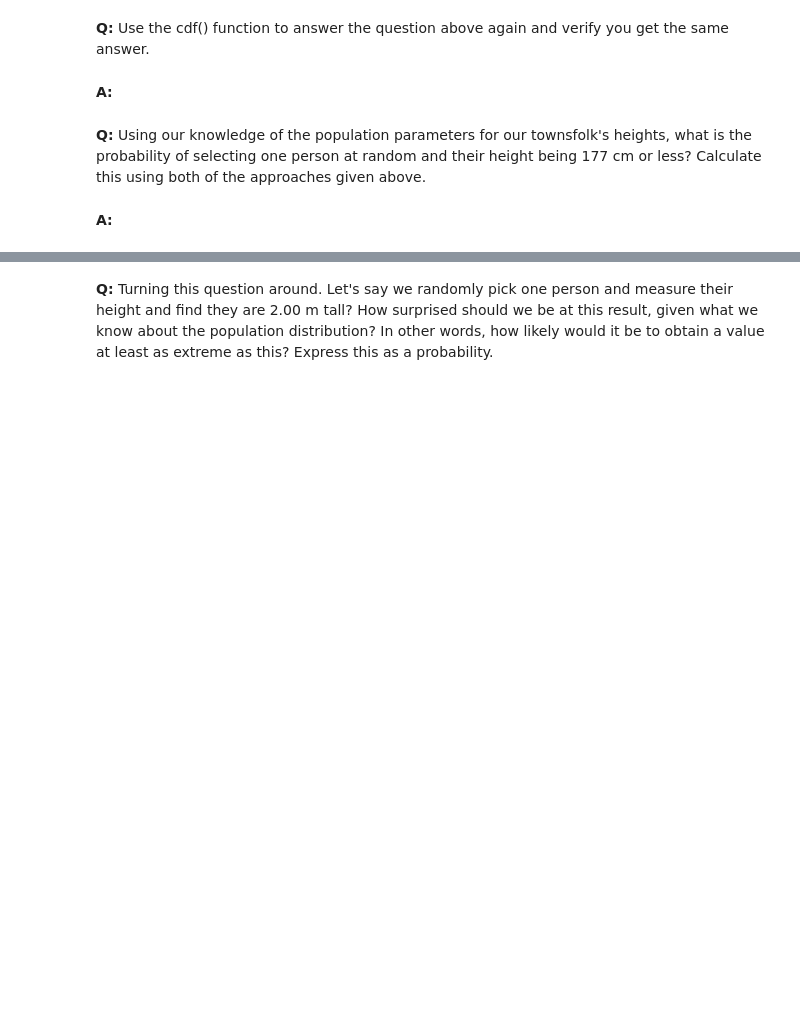
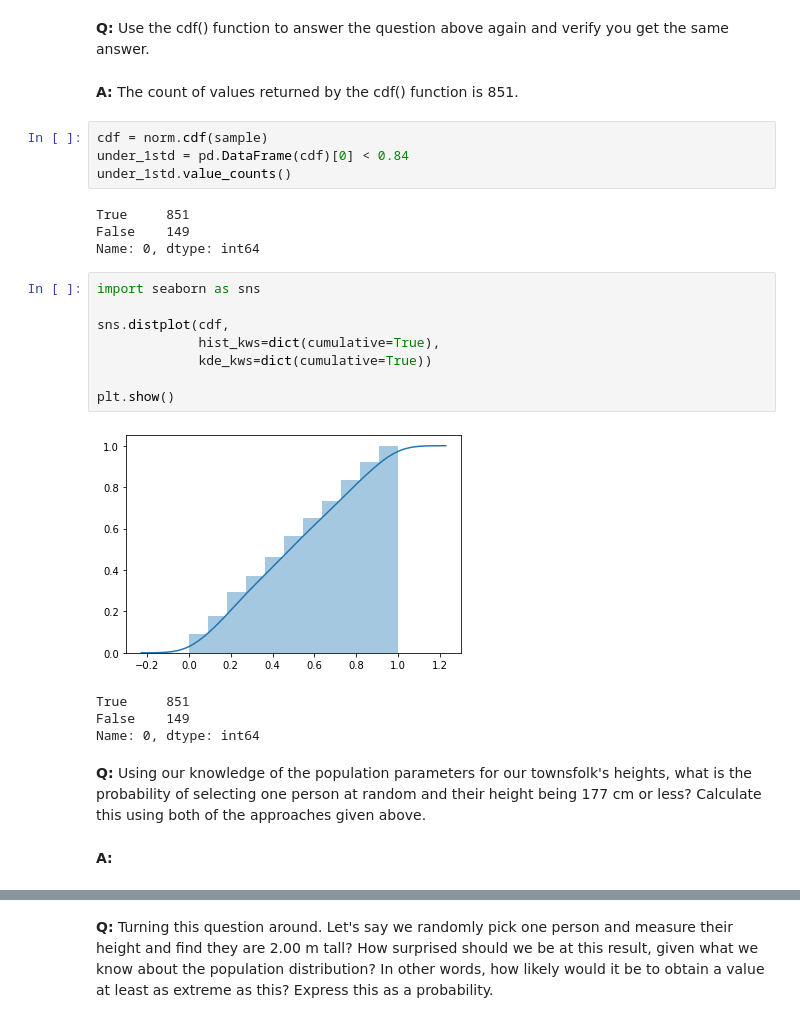
Before and after one commit to dudikbender/springboard, a Jupyter notebook: inferential_statistics_frequentist_mini-projects6.28.19/inferential_statistics_1a-Q6.25.ipynb, the cells around one changed output, grey strips where cells are left out. Cells and saved outputs as stored; diff of their text form; blank space fills up the shorter version.

```diff
--- a/inferential_statistics_frequentist_mini-projects6.28.19/inferential_statistics_1a-Q6.25.ipynb
+++ b/inferential_statistics_frequentist_mini-projects6.28.19/inferential_statistics_1a-Q6.25.ipynb
@@ -342,9 +359,30 @@ _ = plt.hist(np.random.normal(size=1000))
 Calculating this probability involved calculating the area under the pdf from the value of 1 and below. To put it another way, we need to integrate the pdf. We could just add together the known areas of chunks (from -Inf to 0 and then 0 to $+\sigma$ in the example above. One way to do this is using look up tables (literally). Fortunately, scipy has this functionality built in with the cdf() function.
 # %% [markdown]
 __Q:__ Use the cdf() function to answer the question above again and verify you get the same answer.
+# %% [markdown]
+__A:__ The count of values returned by the cdf() function is 851.
+# %%
+cdf = norm.cdf(sample)
+under_1std = pd.DataFrame(cdf)[0] < 0.84
+under_1std.value_counts()
+# %% [output]
+True     851
+False    149
+Name: 0, dtype: int64
+# %%
+import seaborn as sns
+
+sns.distplot(cdf,
+             hist_kws=dict(cumulative=True),
+             kde_kws=dict(cumulative=True))
+
+plt.show()
+# %% [output]
+[figure, added]
+True     851
+False    149
+Name: 0, dtype: int64
+# %% [markdown]
+ __Q:__ Using our knowledge of the population parameters for our townsfolk's heights, what is the probability of selecting one person at random and their height being 177 cm or less? Calculate this using both of the approaches given above.
 # %% [markdown]
 __A:__
-# %% [markdown]
-__Q:__ Using our knowledge of the population parameters for our townsfolk's heights, what is the probability of selecting one person at random and their height being 177 cm or less? Calculate this using both of the approaches given above.
-# %% [markdown]
-__A:__
```
Also changed, not shown: parts of 21 cells of this notebook.
